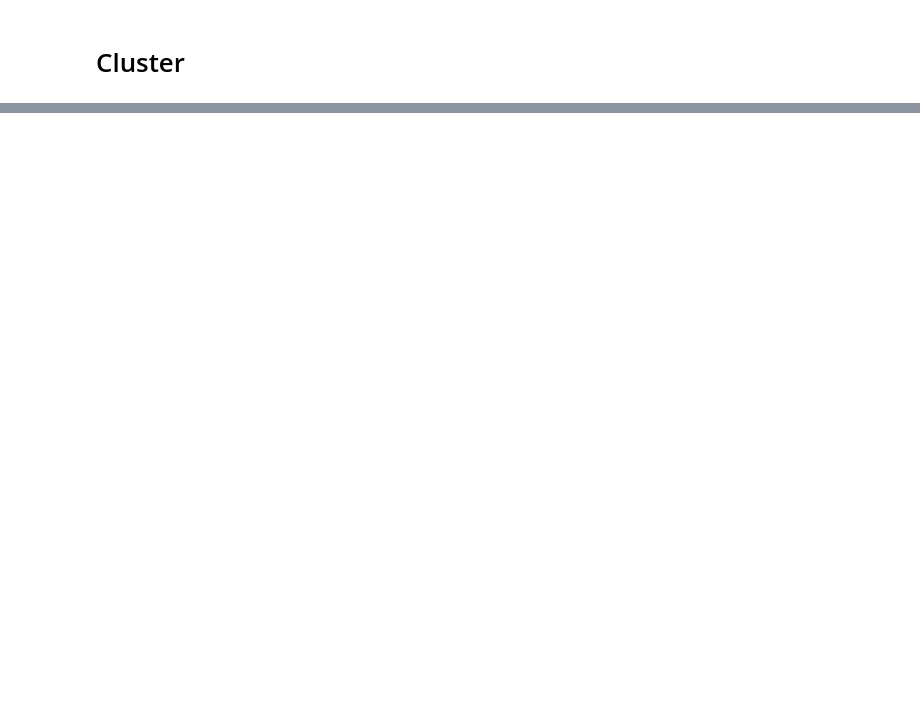
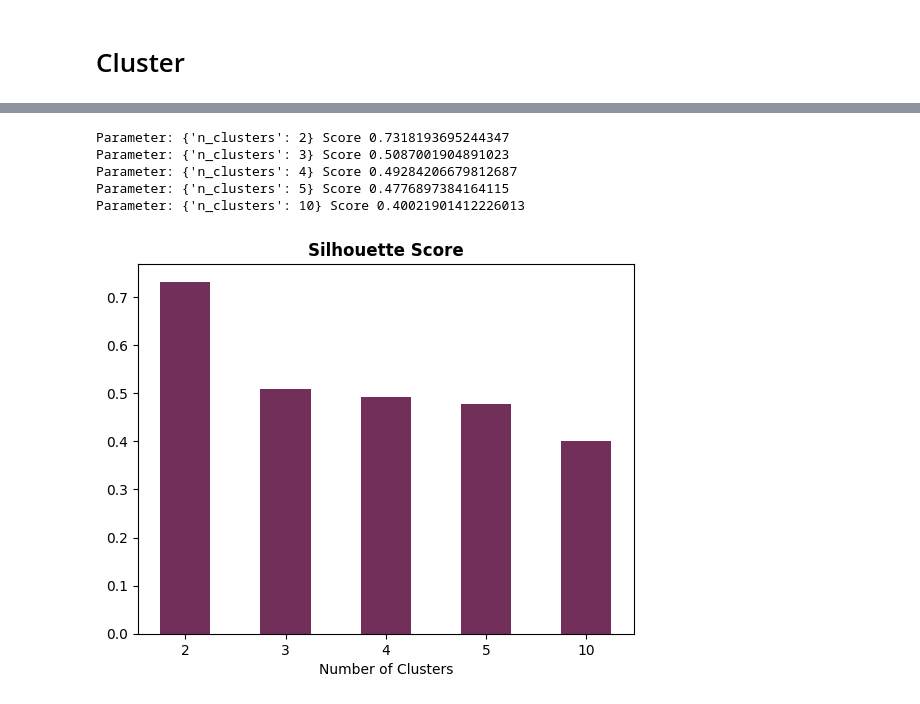
Before and after one commit to AcacioTelechi/multidimensional-legislative-profile, a Jupyter notebook: 3_analyze_metrics.ipynb, the cells around one changed output, grey strips where cells are left out. Saved outputs shown, nothing was run; the diff lists cells and outputs as text; code cells hidden in the pictures; blank space fills up the shorter version.

Commit message:
feat: cluster analysis 3 dim

```diff
--- a/3_analyze_metrics.ipynb
+++ b/3_analyze_metrics.ipynb
@@ -192,13 +241,14 @@ def plot_melted_df(df_melted, hue_col="Cluster", figsize=(12, 8), xticks_rotatio
 # %%
 x_label = "theil"
 y_label = "n_props_log"
+z_label = "percent_national"
 k_value = 4
 eps = 0.1
 min_samples = 5
 
-for k_value in range (2,8):
+for k_value in range (2,5):
     df_cluster = cluster_dataframe(
-        df_merge[[x_label, y_label]], k_value=k_value, eps=eps, min_samples=min_samples
+        df_merge[[x_label, y_label, z_label]], k_value=k_value, eps=eps, min_samples=min_samples
     )
 
     x = df_cluster[x_label]
@@ -234,0 +295,9 @@ for k_value in range (2,8):
+# %%
+plots.plot_silhouette_score(df_merge[[x_label, y_label, z_label]])
+# %% [output]
+Parameter: {'n_clusters': 2} Score 0.7318193695244347
+Parameter: {'n_clusters': 3} Score 0.5087001904891023
+Parameter: {'n_clusters': 4} Score 0.49284206679812687
+Parameter: {'n_clusters': 5} Score 0.4776897384164115
+Parameter: {'n_clusters': 10} Score 0.40021901412226013
+[figure, added]
```
Also changed, not shown: parts of 11 cells of this notebook, 6 other files.
